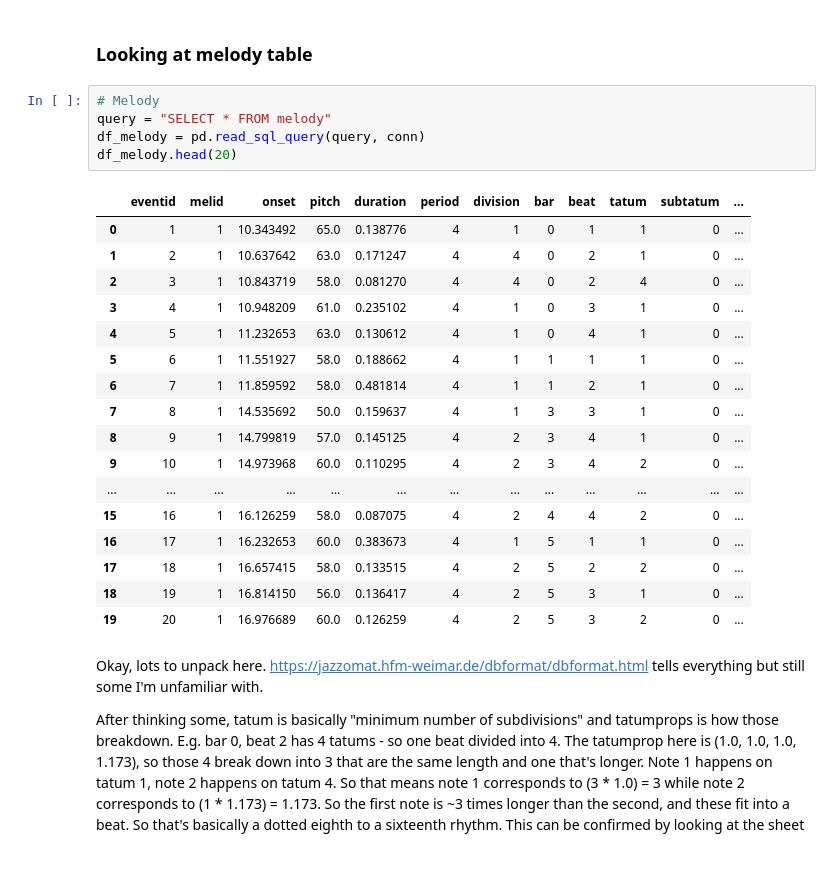
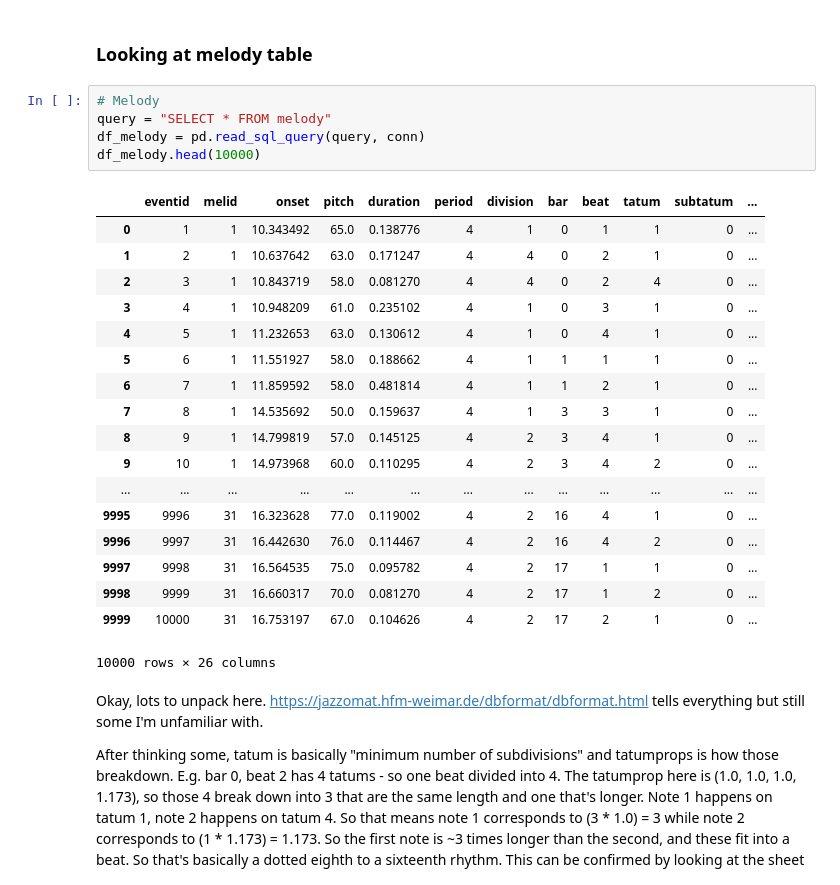
Before and after one commit to tjburch/jazz, a Jupyter notebook: notebooks/data_exploration.ipynb, the cells around one changed output. Cells and saved outputs as stored; diff of their text form.

```diff
--- a/notebooks/data_exploration.ipynb
+++ b/notebooks/data_exploration.ipynb
@@ -36,26 +36,27 @@ okay, so this will be useful for getting the chord names and roots of songs. Als
 # %%
 # Melody
 query = "SELECT * FROM melody"
 df_melody = pd.read_sql_query(query, conn)
-df_melody.head(20)
+df_melody.head(10000)
 # %% [output]
 |  | eventid | melid | onset | pitch | duration | period | division | bar | beat | tatum | subtatum | ... |
 | 0 | 1 | 1 | 10.343492 | 65.0 | 0.138776 | 4 | 1 | 0 | 1 | 1 | 0 | ... |
 | 1 | 2 | 1 | 10.637642 | 63.0 | 0.171247 | 4 | 4 | 0 | 2 | 1 | 0 | ... |
 | 2 | 3 | 1 | 10.843719 | 58.0 | 0.081270 | 4 | 4 | 0 | 2 | 4 | 0 | ... |
 | 3 | 4 | 1 | 10.948209 | 61.0 | 0.235102 | 4 | 1 | 0 | 3 | 1 | 0 | ... |
 | 4 | 5 | 1 | 11.232653 | 63.0 | 0.130612 | 4 | 1 | 0 | 4 | 1 | 0 | ... |
 | 5 | 6 | 1 | 11.551927 | 58.0 | 0.188662 | 4 | 1 | 1 | 1 | 1 | 0 | ... |
 | 6 | 7 | 1 | 11.859592 | 58.0 | 0.481814 | 4 | 1 | 1 | 2 | 1 | 0 | ... |
 | 7 | 8 | 1 | 14.535692 | 50.0 | 0.159637 | 4 | 1 | 3 | 3 | 1 | 0 | ... |
 | 8 | 9 | 1 | 14.799819 | 57.0 | 0.145125 | 4 | 2 | 3 | 4 | 1 | 0 | ... |
 | 9 | 10 | 1 | 14.973968 | 60.0 | 0.110295 | 4 | 2 | 3 | 4 | 2 | 0 | ... |
 | ... | ... | ... | ... | ... | ... | ... | ... | ... | ... | ... | ... | ... |
-| 15 | 16 | 1 | 16.126259 | 58.0 | 0.087075 | 4 | 2 | 4 | 4 | 2 | 0 | ... |
-| 16 | 17 | 1 | 16.232653 | 60.0 | 0.383673 | 4 | 1 | 5 | 1 | 1 | 0 | ... |
-| 17 | 18 | 1 | 16.657415 | 58.0 | 0.133515 | 4 | 2 | 5 | 2 | 2 | 0 | ... |
-| 18 | 19 | 1 | 16.814150 | 56.0 | 0.136417 | 4 | 2 | 5 | 3 | 1 | 0 | ... |
-| 19 | 20 | 1 | 16.976689 | 60.0 | 0.126259 | 4 | 2 | 5 | 3 | 2 | 0 | ... |
+| 9995 | 9996 | 31 | 16.323628 | 77.0 | 0.119002 | 4 | 2 | 16 | 4 | 1 | 0 | ... |
+| 9996 | 9997 | 31 | 16.442630 | 76.0 | 0.114467 | 4 | 2 | 16 | 4 | 2 | 0 | ... |
+| 9997 | 9998 | 31 | 16.564535 | 75.0 | 0.095782 | 4 | 2 | 17 | 1 | 1 | 0 | ... |
+| 9998 | 9999 | 31 | 16.660317 | 70.0 | 0.081270 | 4 | 2 | 17 | 1 | 2 | 0 | ... |
+| 9999 | 10000 | 31 | 16.753197 | 67.0 | 0.104626 | 4 | 2 | 17 | 2 | 1 | 0 | ... |
+10000 rows × 26 columns
 # %% [markdown]
 Okay, lots to unpack here. https://jazzomat.hfm-weimar.de/dbformat/dbformat.html tells everything but still some I'm unfamiliar with.
 
```
Also changed, not shown: parts of 3 cells of this notebook.
